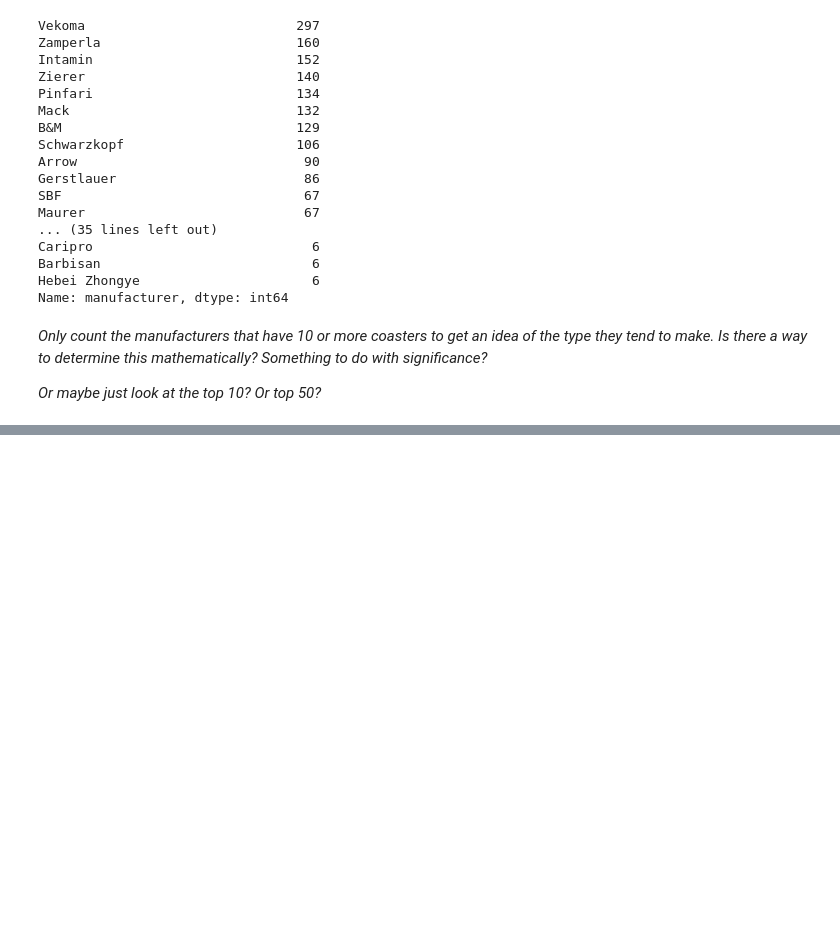
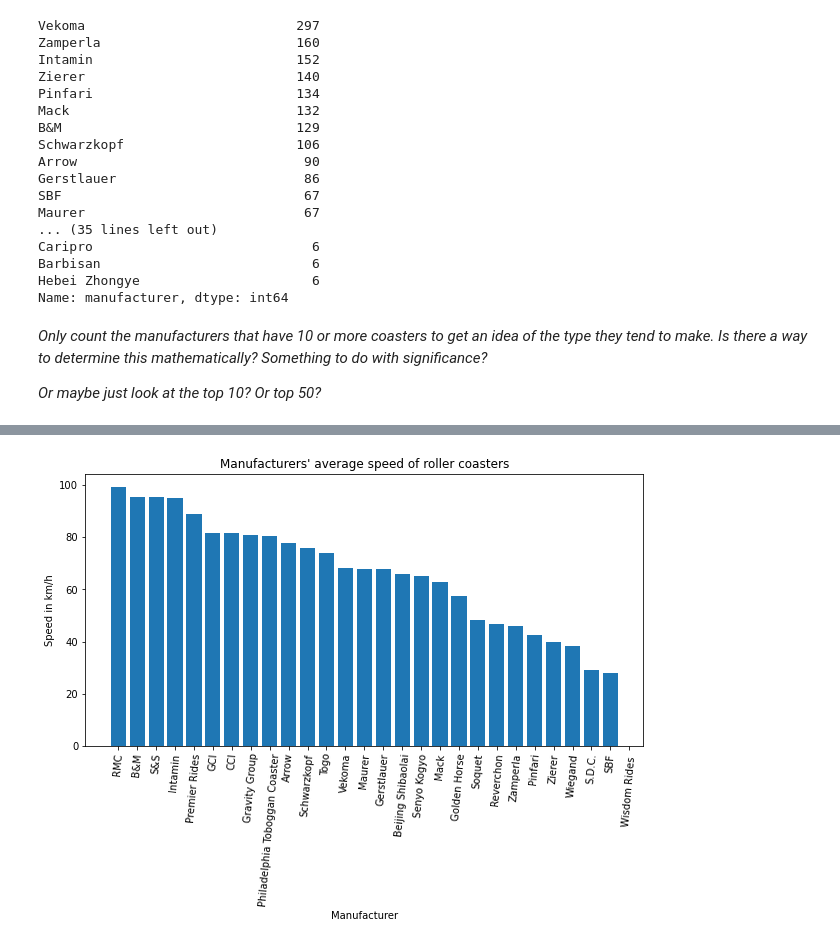
Before and after one commit to data-becki/Matplotlib-Challenge-Projects, a Jupyter notebook: Matplotlib Challenge Projects/Roller Coaster.ipynb, the cells around one changed output, grey strips where cells are left out. Cells and saved outputs as stored; diff of their text form; code cells hidden in the pictures; blank space fills up the shorter version.

```diff
--- a/Matplotlib Challenge Projects/Roller Coaster.ipynb
+++ b/Matplotlib Challenge Projects/Roller Coaster.ipynb
@@ -645,0 +669,26 @@ plt.show()
+# %%
+manuf_name = []
+manuf_speed = []
+for name in made_20_or_more['manufacturer']:
+    manuf_name.append(name)
+#     print(manuf_name)
+    speed = coaster_data[coaster_data['manufacturer'] == name].speed.mean()
+#     print(manuf_speed)
+    manuf_speed.append(speed)
+
+df_s = pd.DataFrame(manuf_speed,manuf_name).reset_index()
+df_s.columns = ['manufacturer', 'avg speed']
+df_s.sort_values(by = 'avg speed', ascending = False, inplace = True)
+# df
+
+plt.figure(figsize=(10, 5))
+plt.bar(df_s['manufacturer'], df_s['avg speed'])
+plt.xticks(rotation = 85)
+plt.title('Manufacturers\' average speed of roller coasters')
+plt.ylabel('Speed in km/h')
+plt.xlabel('Manufacturer')
+plt.show()
+# print(manuf_name)
+# print(manuf_speed)
+# %% [output]
+[figure, added]
```
Also changed, not shown: parts of 23 cells of this notebook.
